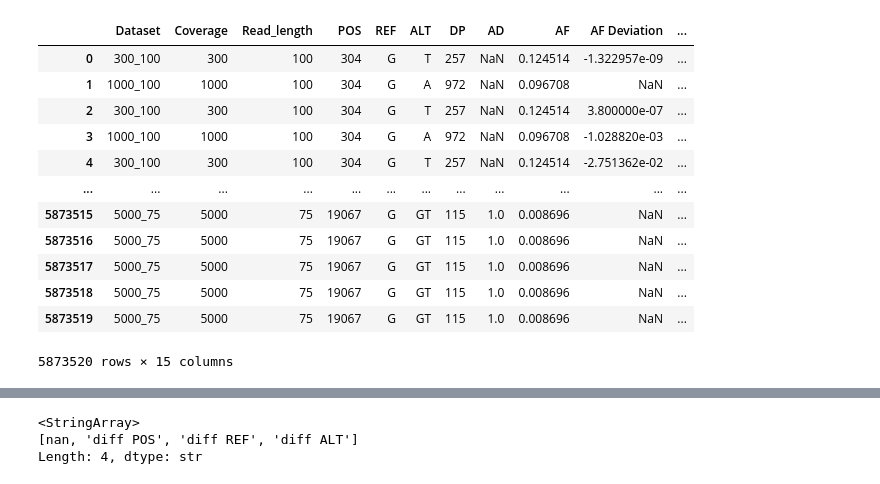
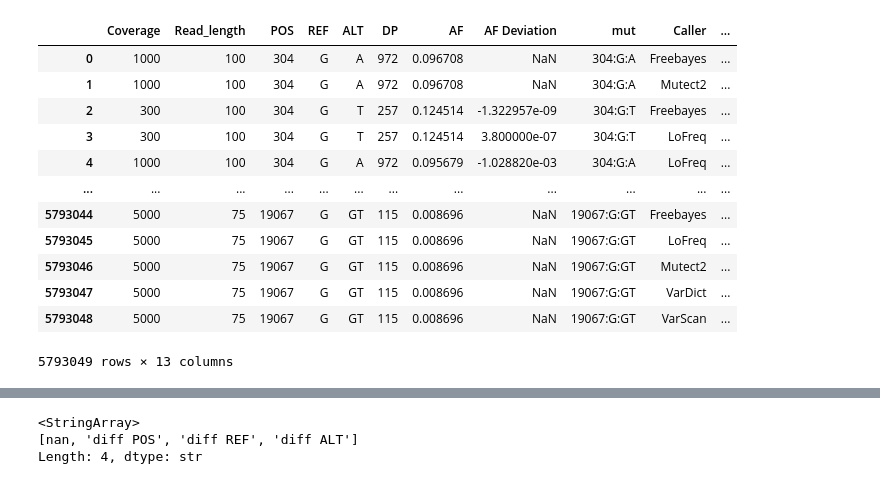
Before and after one commit to thodkatz/synth4bench, a Jupyter notebook: playground.ipynb, the cells around one changed output, grey strips where cells are left out. Saved outputs shown, nothing was run; the diff lists cells and outputs as text; code cells hidden in the pictures.

```diff
--- a/playground.ipynb
+++ b/playground.ipynb
@@ -1,23 +1,25 @@
 # %%
 import pandas as pd
 
-DATA_PATH = "/mnt/data/documents/certh/synth4bench/dataset.tsv"
+DATA_PATH = "./datasets/classification_dataset.tsv"
+legacy_data_path = "./datasets/dataset.tsv"
 df = pd.read_csv(DATA_PATH, sep='\t')
+legacy_df = pd.read_csv(legacy_data_path, sep='\t')
 df
 # %% [output]
-|  | Dataset | Coverage | Read_length | POS | REF | ALT | DP | AD | AF | AF Deviation | ... |
-| 0 | 300_100 | 300 | 100 | 304 | G | T | 257 | NaN | 0.124514 | -1.322957e-09 | ... |
-| 1 | 1000_100 | 1000 | 100 | 304 | G | A | 972 | NaN | 0.096708 | NaN | ... |
-| 2 | 300_100 | 300 | 100 | 304 | G | T | 257 | NaN | 0.124514 | 3.800000e-07 | ... |
-| 3 | 1000_100 | 1000 | 100 | 304 | G | A | 972 | NaN | 0.096708 | -1.028820e-03 | ... |
-| 4 | 300_100 | 300 | 100 | 304 | G | T | 257 | NaN | 0.124514 | -2.751362e-02 | ... |
+|  | Coverage | Read_length | POS | REF | ALT | DP | AF | AF Deviation | mut | Caller | ... |
+| 0 | 1000 | 100 | 304 | G | A | 972 | 0.096708 | NaN | 304:G:A | Freebayes | ... |
+| 1 | 1000 | 100 | 304 | G | A | 972 | 0.096708 | NaN | 304:G:A | Mutect2 | ... |
+| 2 | 300 | 100 | 304 | G | T | 257 | 0.124514 | -1.322957e-09 | 304:G:T | Freebayes | ... |
+| 3 | 300 | 100 | 304 | G | T | 257 | 0.124514 | 3.800000e-07 | 304:G:T | LoFreq | ... |
+| 4 | 1000 | 100 | 304 | G | A | 972 | 0.095679 | -1.028820e-03 | 304:G:A | LoFreq | ... |
 | ... | ... | ... | ... | ... | ... | ... | ... | ... | ... | ... | ... |
-| 5873515 | 5000_75 | 5000 | 75 | 19067 | G | GT | 115 | 1.0 | 0.008696 | NaN | ... |
-| 5873516 | 5000_75 | 5000 | 75 | 19067 | G | GT | 115 | 1.0 | 0.008696 | NaN | ... |
-| 5873517 | 5000_75 | 5000 | 75 | 19067 | G | GT | 115 | 1.0 | 0.008696 | NaN | ... |
-| 5873518 | 5000_75 | 5000 | 75 | 19067 | G | GT | 115 | 1.0 | 0.008696 | NaN | ... |
-| 5873519 | 5000_75 | 5000 | 75 | 19067 | G | GT | 115 | 1.0 | 0.008696 | NaN | ... |
+| 5793044 | 5000 | 75 | 19067 | G | GT | 115 | 0.008696 | NaN | 19067:G:GT | Freebayes | ... |
+| 5793045 | 5000 | 75 | 19067 | G | GT | 115 | 0.008696 | NaN | 19067:G:GT | LoFreq | ... |
+| 5793046 | 5000 | 75 | 19067 | G | GT | 115 | 0.008696 | NaN | 19067:G:GT | Mutect2 | ... |
+| 5793047 | 5000 | 75 | 19067 | G | GT | 115 | 0.008696 | NaN | 19067:G:GT | VarDict | ... |
+| 5793048 | 5000 | 75 | 19067 | G | GT | 115 | 0.008696 | NaN | 19067:G:GT | VarScan | ... |
-5873520 rows × 15 columns
+5793049 rows × 13 columns
 # %%
 for col in df.columns:
     print(col)
```
Also changed, not shown: parts of 2 cells of this notebook, 2 other files.
